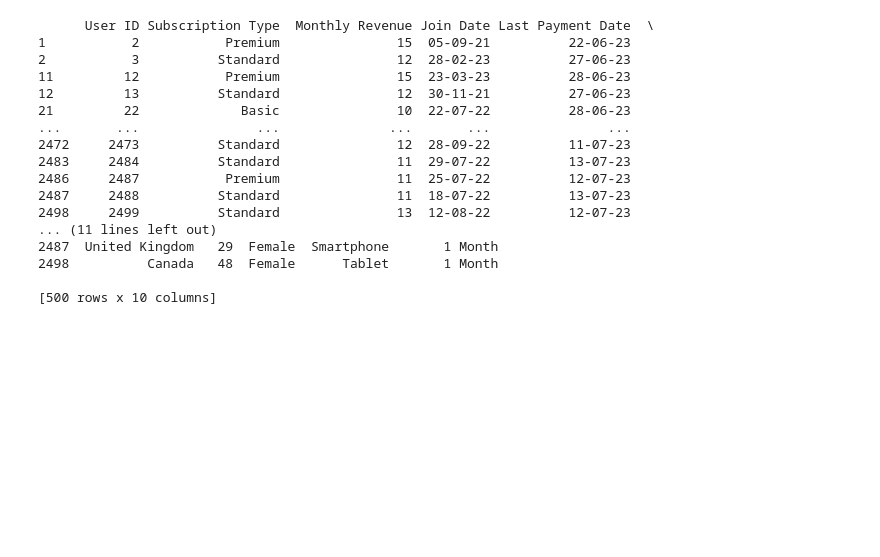
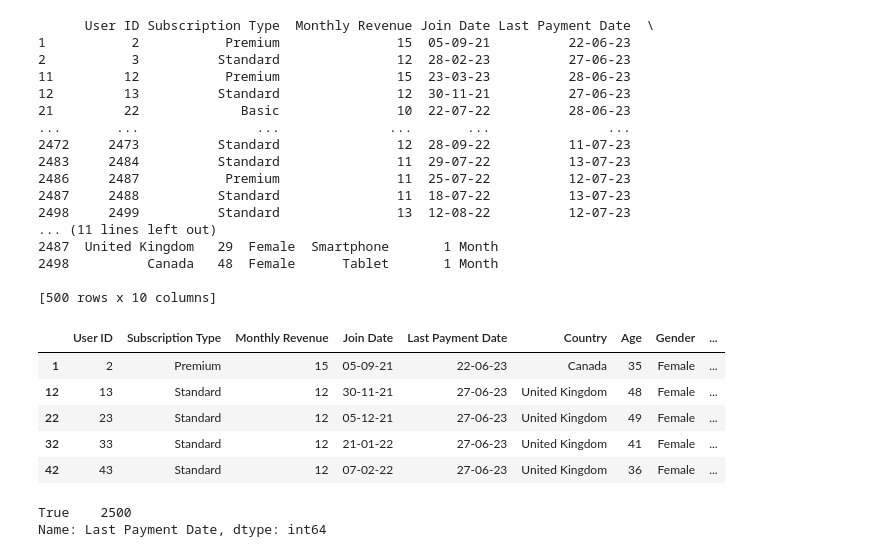
Before and after one commit to BNganB/data-analysis-examples, a Jupyter notebook: main.ipynb, the cells around one changed output. Cells and saved outputs as stored; diff of their text form; code cells hidden in the pictures; blank space fills up the shorter version.

Commit message:
advanced filtering

```diff
--- a/main.ipynb
+++ b/main.ipynb
@@ -134,3 +141,30 @@ print(uk_can_userbase)
 2498          Canada   48  Female      Tablet       1 Month
 
 [500 rows x 10 columns]
+# %%
+## Examples of chain filtering data
+
+filtered = uk_can_userbase[
+    (uk_can_userbase["Gender"] == "Female") &
+    ~(uk_can_userbase["Subscription Type"] == "Basic")
+]
+
+## ~ == not operator
+
+filtered.head()
+# %% [output]
+|  | User ID | Subscription Type | Monthly Revenue | Join Date | Last Payment Date | Country | Age | Gender | ... |
+| 1 | 2 | Premium | 15 | 05-09-21 | 22-06-23 | Canada | 35 | Female | ... |
+| 12 | 13 | Standard | 12 | 30-11-21 | 27-06-23 | United Kingdom | 48 | Female | ... |
+| 22 | 23 | Standard | 12 | 05-12-21 | 27-06-23 | United Kingdom | 49 | Female | ... |
+| 32 | 33 | Standard | 12 | 21-01-22 | 27-06-23 | United Kingdom | 41 | Female | ... |
+| 42 | 43 | Standard | 12 | 07-02-22 | 27-06-23 | United Kingdom | 36 | Female | ... |
+# %%
+## filter column if it contains a certain string
+## useful for survey results or user input answers
+
+twentythree_in_payment = df["Last Payment Date"].str.contains("23")
+twentythree_in_payment.value_counts()
+# %% [output]
+True    2500
+Name: Last Payment Date, dtype: int64
```
Also changed, not shown: parts of 3 cells of this notebook.
